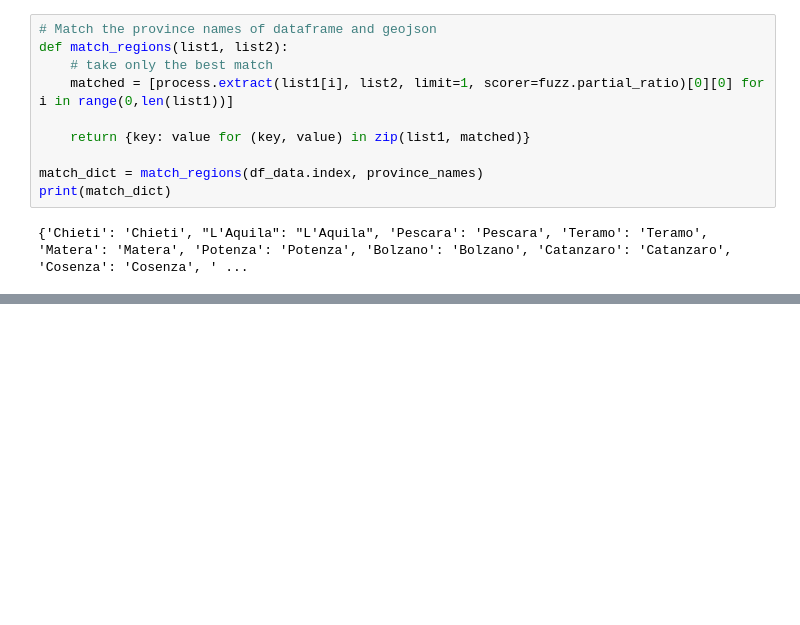
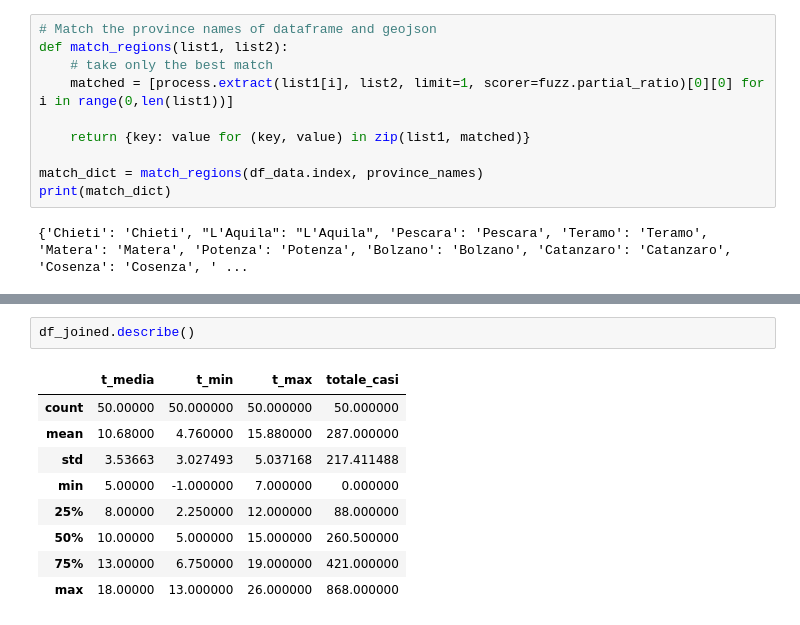
Before and after one commit to aribasadme/COVID19, a Jupyter notebook: covid19_italia.ipynb, the cells around one changed output, grey strips where cells are left out. Drawn from its saved outputs; the diff is of its cells as text; blank space fills up the shorter version.

```diff
--- a/covid19_italia.ipynb
+++ b/covid19_italia.ipynb
@@ -640,0 +688,12 @@ plt.show()
+# %%
+df_joined.describe()
+# %% [output]
+|  | t_media | t_min | t_max | totale_casi |
+| count | 50.00000 | 50.000000 | 50.000000 | 50.000000 |
+| mean | 10.68000 | 4.760000 | 15.880000 | 287.000000 |
+| std | 3.53663 | 3.027493 | 5.037168 | 217.411488 |
+| min | 5.00000 | -1.000000 | 7.000000 | 0.000000 |
+| 25% | 8.00000 | 2.250000 | 12.000000 | 88.000000 |
+| 50% | 10.00000 | 5.000000 | 15.000000 | 260.500000 |
+| 75% | 13.00000 | 6.750000 | 19.000000 | 421.000000 |
+| max | 18.00000 | 13.000000 | 26.000000 | 868.000000 |
```
Also changed, not shown: parts of 25 cells of this notebook, 1 other file.
